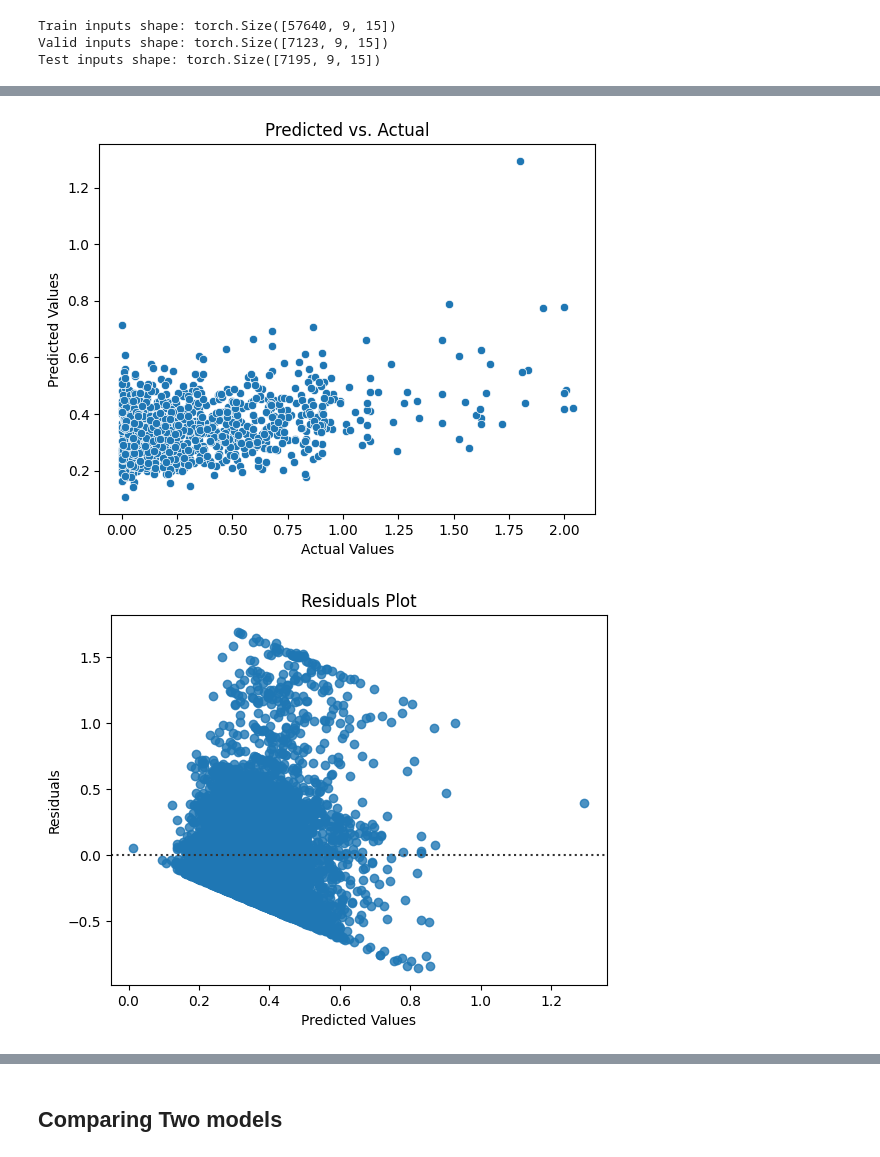
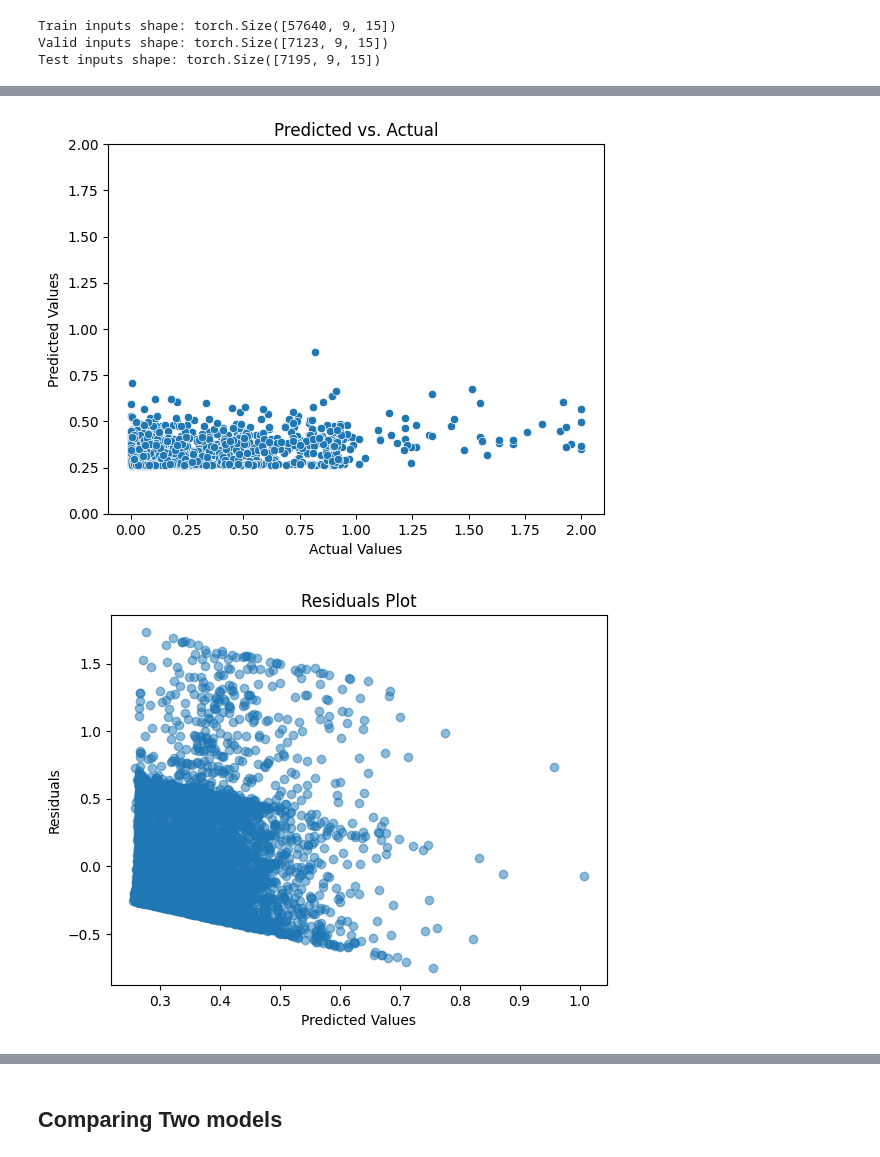
Before and after one commit to zybecker/DS-5500, a Jupyter notebook: RNN_Model/NN_final_models.ipynb, the cells around one changed output, grey strips where cells are left out. Cells and saved outputs as stored; diff of their text form; code cells hidden in the pictures.

```diff
--- a/RNN_Model/NN_final_models.ipynb
+++ b/RNN_Model/NN_final_models.ipynb
@@ -109,30 +112,11 @@ After hyperparameter tuning, the linear network hyperparameters are:
-# %%
-class SimpleNet(nn.Module):
-    def __init__(self, in_features=12, seq_len=8, hidden_features=32, dropout=0.0):
-        super().__init__()
-
-        self.input_layer = nn.Linear(in_features*seq_len, hidden_features)
-        self.middle_layer = nn.Linear(hidden_features, hidden_features)
-        self.output_layer = nn.Linear(hidden_features, 1)
-
-        self.dropout = nn.Dropout(dropout)
-        self.bn1 = nn.BatchNorm1d(hidden_features)
-        self.bn2 = nn.BatchNorm1d(hidden_features)
-        self.relu = nn.LeakyReLU(0.02)
-
-    def forward(self, x):
-        x = torch.flatten(x, 1)
-        # Input layer
-        x = self.relu(self.bn1(self.input_layer(x)))
-        x = self.dropout(x)
-        # Middle layer
-        x = self.relu(self.bn2(self.middle_layer(x)))
-        x = self.dropout(x)
-        # Final output layer
-        x = self.relu(self.output_layer(x))
-        return x.squeeze()  # Remove extra dimension for regression tasks
+# %%
+batch_size = 32
+lr = 0.0001
+mlp_dropout = 0.5
+weight_decay = 0.001
+hidden_size = 16
+grad_clip = 0.5
 # %%
-batch_size = 32
 num_epochs = 250
 early_stop_patience = 15
 
@@ -142,14 +126,14 @@ valid_dataloader = DataLoader(valid_dataset, batch_size=batch_size, shuffle=True
 
 # Create model object
 in_features, seq_len = train_dataloader.dataset[0][0].shape
-simple_baseball_mlp = SimpleNet(in_features=in_features, seq_len=seq_len, hidden_features=16, dropout=0.1).to(DEVICE)
+simple_baseball_mlp = SimpleNet(in_features=in_features, seq_len=seq_len, hidden_features=hidden_size, dropout=mlp_dropout).to(DEVICE)
 
 # Print trainable parameters
 trainable_params = sum(p.numel() for p in simple_baseball_mlp.parameters() if p.requires_grad)
 print(f"Trainable parameters: {trainable_params:,}")
 
 # Optimizer and scheduler
-optimizer = optim.AdamW(simple_baseball_mlp.parameters(), lr=0.00001, weight_decay=0.001)
+optimizer = optim.Adam(simple_baseball_mlp.parameters(), lr=lr, weight_decay=weight_decay)
 early_stopper = EarlyStopping(patience=early_stop_patience, min_delta=0.0001)
 
 # Training logs
@@ -161,7 +145,7 @@ mlp_grads = []
 pbar = tqdm(range(num_epochs), desc="Training MLP")
 for epoch in pbar:
     # Get average loss over batches for training
-    avg_train_loss = train_model(simple_baseball_mlp, optimizer, train_dataloader, DEVICE, loss_fn='MSE', grad_clip=None)
+    avg_train_loss = train_model(simple_baseball_mlp, optimizer, train_dataloader, DEVICE, loss_fn='MSE', grad_clip=grad_clip)
     mlp_log.append(avg_train_loss)
 
     # Validation loss
@@ -263,18 +250,20 @@ plt.title("Predicted vs. Actual")
 plt.ylabel("Predicted Values")
 plt.xlabel("Actual Values")
 sns.scatterplot(x=mlp_targets[0:1000], y=mlp_predictions[0:1000])
+plt.ylim(0.0, 2.0)
 plt.show()
 # %% [output]
-[figure, old version]
+[figure, new version]
 # %%
 # Plot residuals
 plt.title("Residuals Plot")
 plt.ylabel("Residuals")
 plt.xlabel("Predicted Values")
-sns.residplot(x=mlp_predictions, y=mlp_targets, line_kws={"color": "red"})
+residuals = np.array(mlp_targets) - np.array(mlp_predictions)
+plt.scatter(mlp_predictions, residuals, alpha=0.5)
 plt.show()
 # %% [output]
-[figure, old version]
+[figure, new version]
 # %% [markdown]
 # RNN model
 
```
Also changed, not shown: parts of 28 cells of this notebook, 8 other files.
